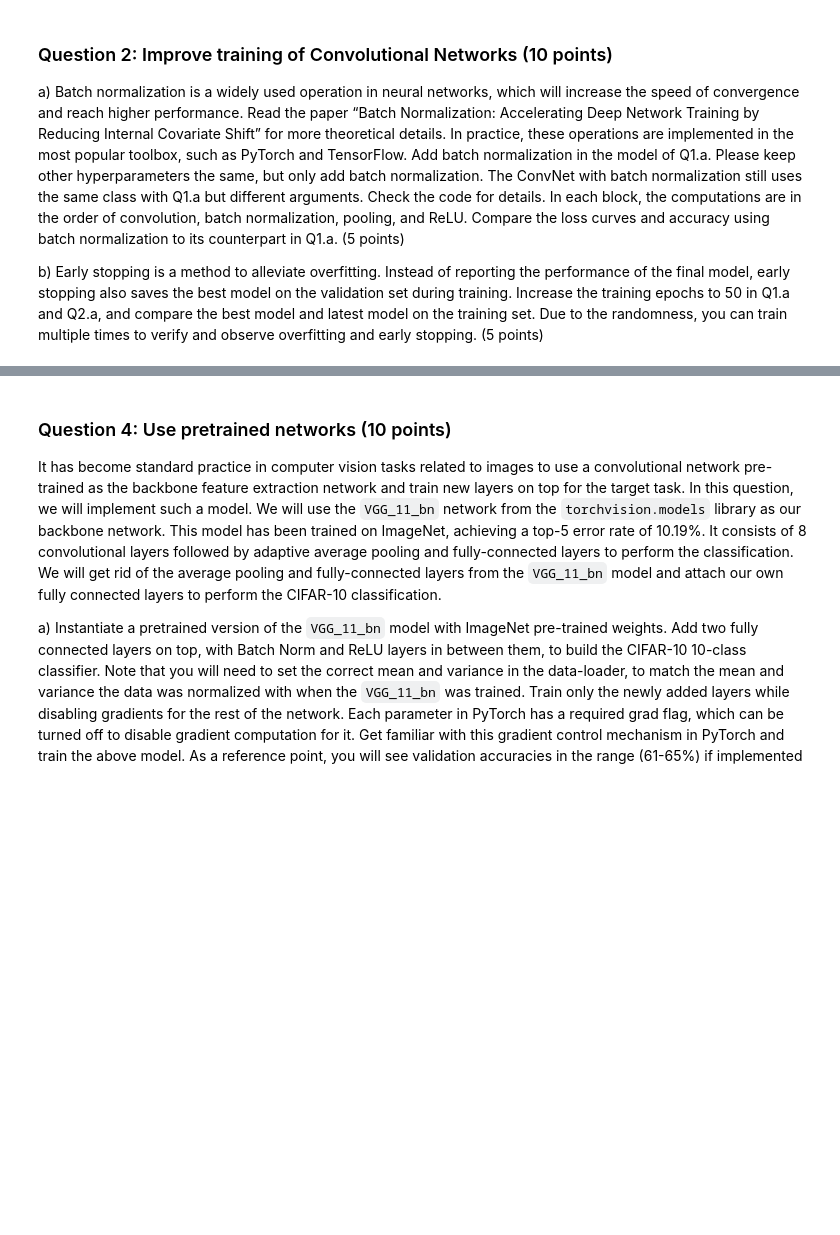
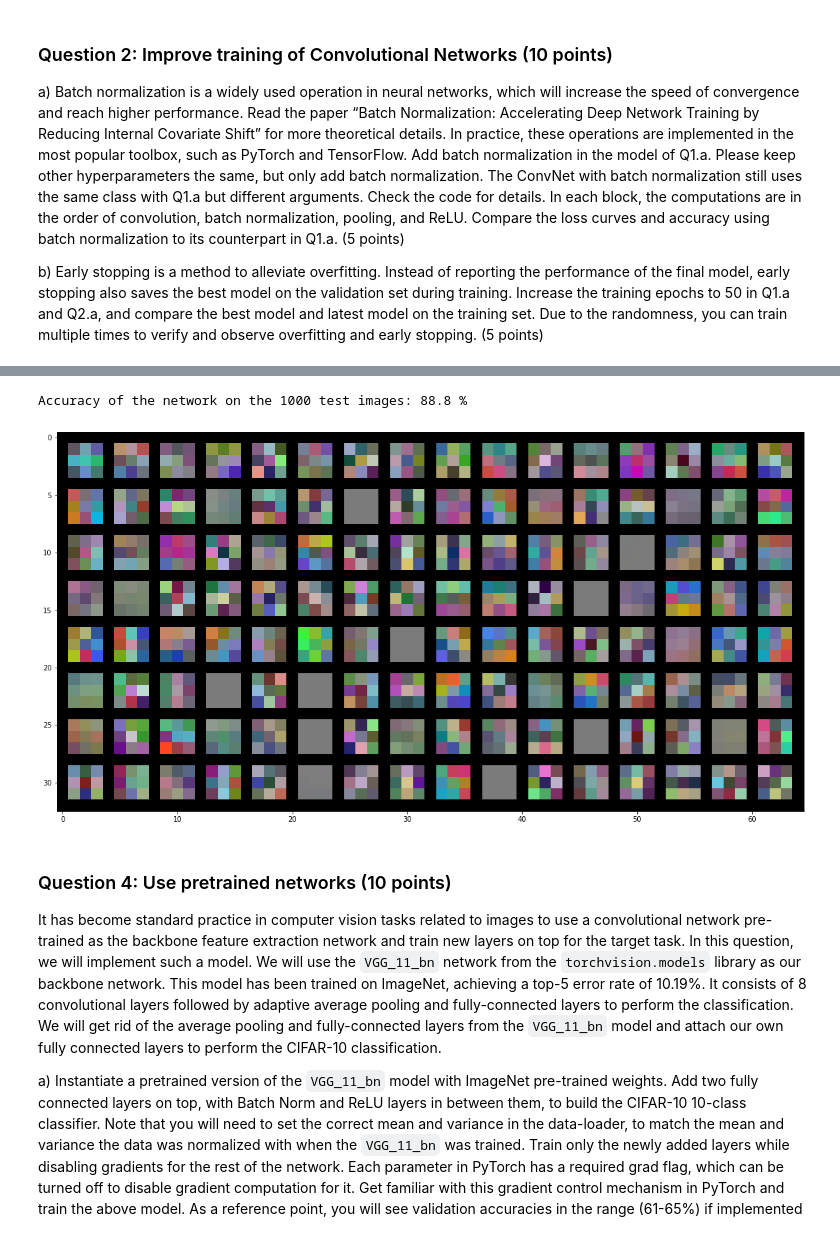
Before and after one commit to aldietri/Computer-Vision-Assignments, a Jupyter notebook: Assignment 2/Exercise_2.ipynb, the cells around one changed output, grey strips where cells are left out. Drawn from its saved outputs; the diff is of its cells as text; code cells hidden in the pictures; blank space fills up the shorter version.

```diff
--- a/Assignment 2/Exercise_2.ipynb
+++ b/Assignment 2/Exercise_2.ipynb
@@ -202,11 +263,18 @@ def PrintModelSize(model, disp=True):
 #-------------------------------------------------
 def VisualizeFilter(model):
     #################################################################################
-    # TODO: Implement the functiont to visualize the weights in the first conv layer#
+    # TODO: Implement the function to visualize the weights in the first conv layer#
     # in the model. Visualize them as a single image fo stacked filters.            #
     # You can use matlplotlib.imshow to visualize an image in python                #
     #################################################################################
     # *****START OF YOUR CODE (DO NOT DELETE/MODIFY THIS LINE)*****
+    weights = model.layers[0].weight
+    grid_img = torchvision.utils.make_grid(weights, normalize=True, nrow=16, padding=1)
+    plt.figure(figsize=(20, 10))
+    if device == "cpu":
+        plt.imshow(grid_img.numpy().transpose(1, 2, 0))
+    else:
+        plt.imshow(grid_img.cpu().numpy().transpose(1, 2, 0))
 
     # *****END OF YOUR CODE (DO NOT DELETE/MODIFY THIS LINE)*****
 # %%
@@ -291,34 +451,37 @@ for epoch in range(num_epochs):
 # %%
 # Test the model
 # In test phase, we don't need to compute gradients (for memory efficiency)
 model.eval()
 #################################################################################
 # TODO: Q2.b Implement the early stopping mechanism to load the weights from the#
 # best model so far and perform testing with this model.                        #
 #################################################################################
 # *****START OF YOUR CODE (DO NOT DELETE/MODIFY THIS LINE)*****
-
+model.load_state_dict(torch.load('best_model.ckpt'))
 # *****END OF YOUR CODE (DO NOT DELETE/MODIFY THIS LINE)*****
 with torch.no_grad():
     correct = 0
     total = 0
     for images, labels in test_loader:
         images = images.to(device)
         labels = labels.to(device)
         outputs = model(images)
         _, predicted = torch.max(outputs.data, 1)
         total += labels.size(0)
         correct += (predicted == labels).sum().item()
         if total == 1000:
             break
 
     print('Accuracy of the network on the {} test images: {} %'.format(total, 100 * correct / total))
 
 # Q1.c: Implementing the function to visualize the filters in the first conv layers.
 # Visualize the filters before training
 VisualizeFilter(model)
 # Save the model checkpoint
 torch.save(model.state_dict(), 'model.ckpt')
+# %% [output]
+Accuracy of the network on the 1000 test images: 88.8 %
+[figure, added]
 # %% [markdown]
 ### Question 4: Use pretrained networks (10 points)
 
```
Also changed, not shown: parts of 34 cells of this notebook, 20 other files.
